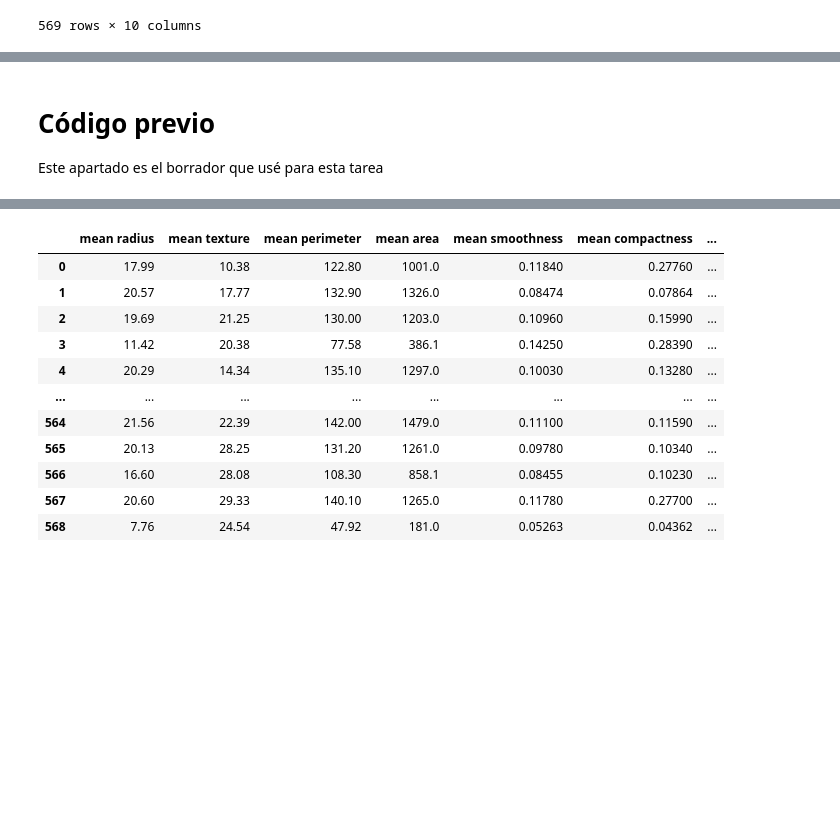
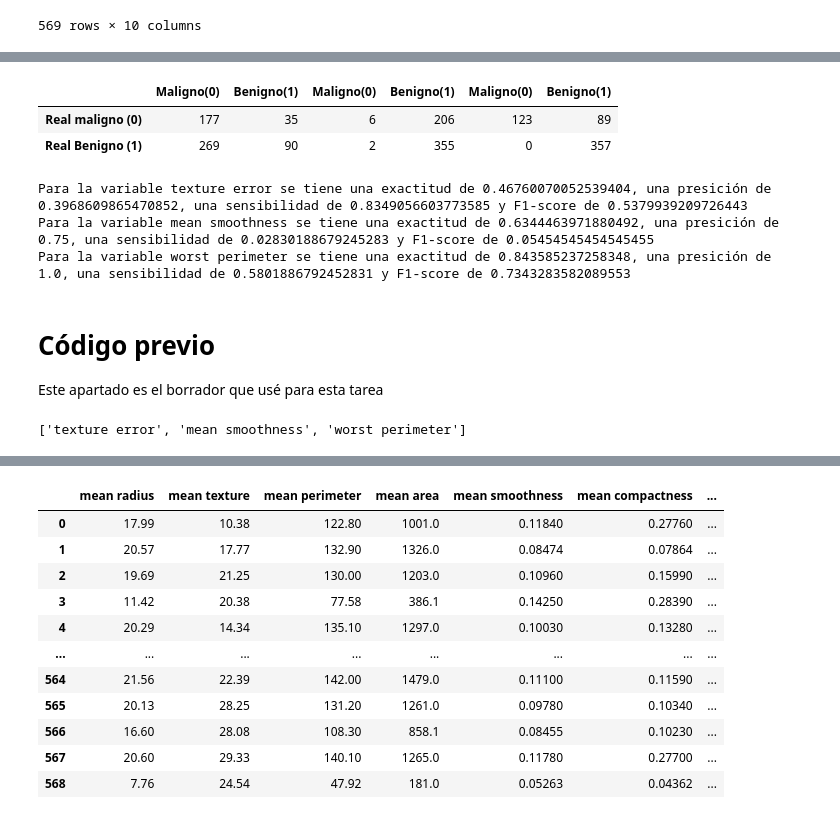
Before and after one commit to jorgexm20-sketch/data-science-physics, a Jupyter notebook: exercises/exercise-03-(WDBC).ipynb, the cells around one changed output, grey strips where cells are left out. Drawn from its saved outputs; the diff is of its cells as text; code cells hidden in the pictures; blank space fills up the shorter version.

```diff
--- a/exercises/exercise-03-(WDBC).ipynb
+++ b/exercises/exercise-03-(WDBC).ipynb
@@ -496,0 +485,22 @@ Name: count, dtype: int64
+# %%
+# Creamos las matrices de confusión basados en nuestros resultados.
+# La verdad no sabía como crearlo directamente desde comandos, así que opté por hacerlo a diccionarios
+index_1 = ["Real maligno (0)", "Real Benigno (1)"]
+Texture_error_dicc = { "Maligno(0)": [177, 269],
+                      "Benigno(1)": [35, 90]
+
+}
+Texture_error_matriz_de_confusion = pd.DataFrame(Texture_error_dicc, index = index_1)
+
+
+mean_smoothnesss_dicc = { "Maligno(0)": [6, 2],
+                      "Benigno(1)": [206, 355]
+
+}
+mean_smoothnesss_matriz_de_confusion = pd.DataFrame(mean_smoothnesss_dicc, index = index_1)
+
+worts_perimeter_dicc = { "Maligno(0)": [123, 0],
+                      "Benigno(1)": [89, 357]
+
+}
+worts_perimeter_matriz_de_confusion = pd.DataFrame(worts_perimeter_dicc, index = index_1)
@@ -497,3 +533,32 @@ Name: count, dtype: int64
+# %%
+matriz_de_confusion= pd.concat([Texture_error_matriz_de_confusion, mean_smoothnesss_matriz_de_confusion, worts_perimeter_matriz_de_confusion], axis=1)
+matriz_de_confusion
+# %% [output]
+|  | Maligno(0) | Benigno(1) | Maligno(0) | Benigno(1) | Maligno(0) | Benigno(1) |
+| Real maligno (0) | 177 | 35 | 6 | 206 | 123 | 89 |
+| Real Benigno (1) | 269 | 90 | 2 | 355 | 0 | 357 |
+# %%
+for i in range(0,6,2):
+    #print(matriz_de_confusion.iloc[:, i])
+    # Esta parte va a estar complicada
+    TP = matriz_de_confusion.iloc[0, i]
+    TN = matriz_de_confusion.iloc[1, i+1]
+    FP = matriz_de_confusion.iloc[1, i]
+    FN = matriz_de_confusion.iloc[0, i+1] # NO lo estuvo tanto xd
+    #print(f"TP = {TP}, TN = {TN}, FP = {FP}, FN = {FN}")  # Esta parte forma parte para ver si está todo bien
+    accuracy = (TP + TN) /(TP+TN+FP+FN)
+    precision = (TP)/(TP + FP)
+    recall = (TP)/ (TP + FN)
+    F1_score= 2 * ((precision* recall)/(precision+recall))
+    print(f"Para la variable {variables[int(i/2)]} se tiene una exactitud de {accuracy}, una presición de {precision}, una sensibilidad de {recall} y F1-score de {F1_score} ")
+# %% [output]
+Para la variable texture error se tiene una exactitud de 0.46760070052539404, una presición de 0.3968609865470852, una sensibilidad de 0.8349056603773585 y F1-score de 0.5379939209726443
+Para la variable mean smoothness se tiene una exactitud de 0.6344463971880492, una presición de 0.75, una sensibilidad de 0.02830188679245283 y F1-score de 0.05454545454545455
+Para la variable worst perimeter se tiene una exactitud de 0.843585237258348, una presición de 1.0, una sensibilidad de 0.5801886792452831 y F1-score de 0.7343283582089553
 # %% [markdown]
 # Código previo
 Este apartado es el borrador que usé para esta tarea
+# %%
+variables
+# %% [output]
+['texture error', 'mean smoothness', 'worst perimeter']
```
Also changed, not shown: parts of 12 cells of this notebook.
